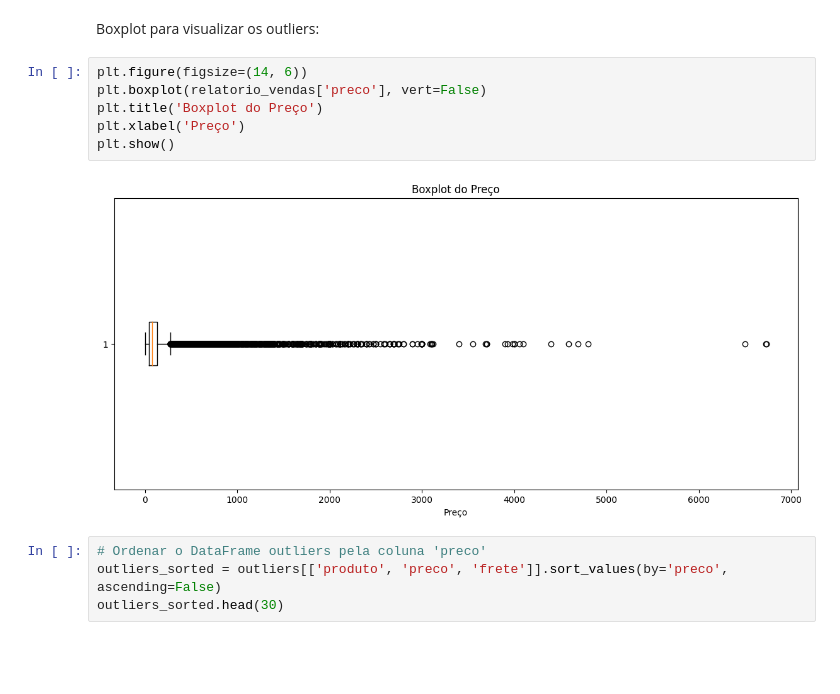
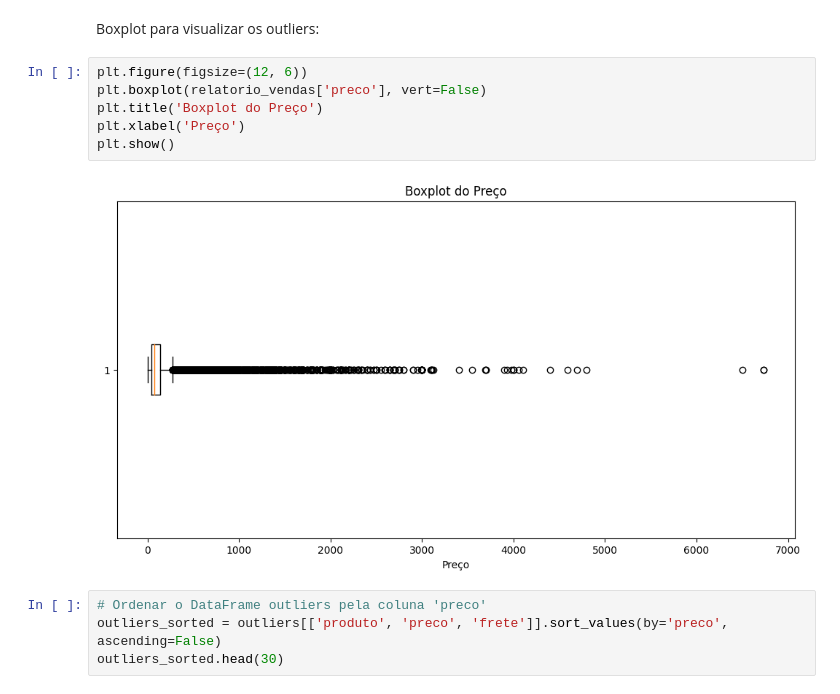
Before and after one commit to DouglasMiyagui/E-Commerce-KDD, a Jupyter notebook: notebooks/2-AnáliseDescritiva.ipynb, the cells around one changed output. Cells and saved outputs as stored; diff of their text form; blank space fills up the shorter version.

```diff
--- a/notebooks/2-AnáliseDescritiva.ipynb
+++ b/notebooks/2-AnáliseDescritiva.ipynb
@@ -1193,13 +1121,13 @@ Porcentagem de outliers: 7.40%
 # %% [markdown]
 Boxplot para visualizar os outliers:
 # %%
-plt.figure(figsize=(14, 6))
+plt.figure(figsize=(12, 6))
 plt.boxplot(relatorio_vendas['preco'], vert=False)
 plt.title('Boxplot do Preço')
 plt.xlabel('Preço')
 plt.show()
 # %% [output]
-[figure, old version]
+[figure, new version]
 # %%
 # Ordenar o DataFrame outliers pela coluna 'preco'
 outliers_sorted = outliers[['produto', 'preco', 'frete']].sort_values(by='preco', ascending=False)
```
Also changed, not shown: parts of 58 cells of this notebook.
